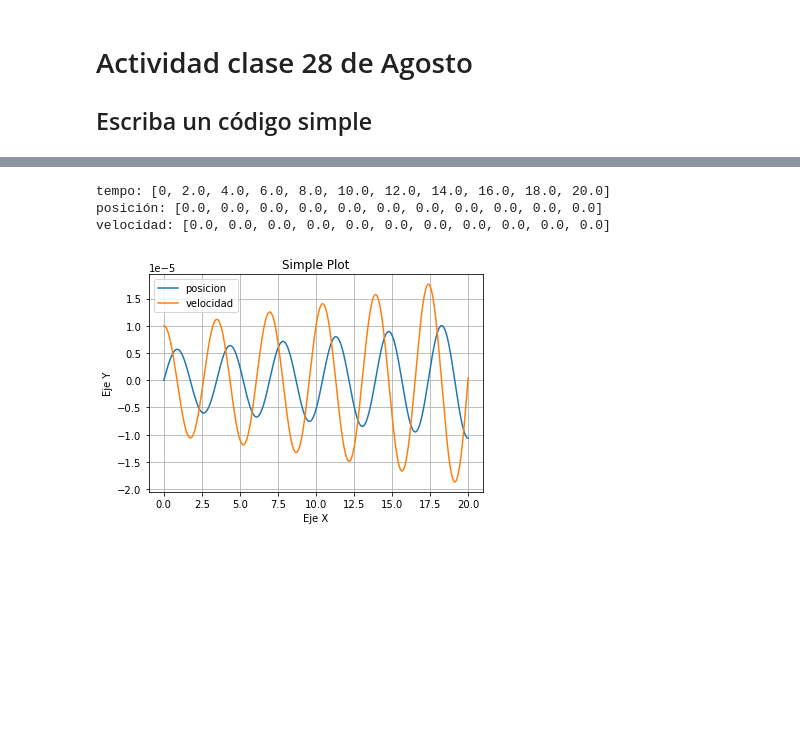
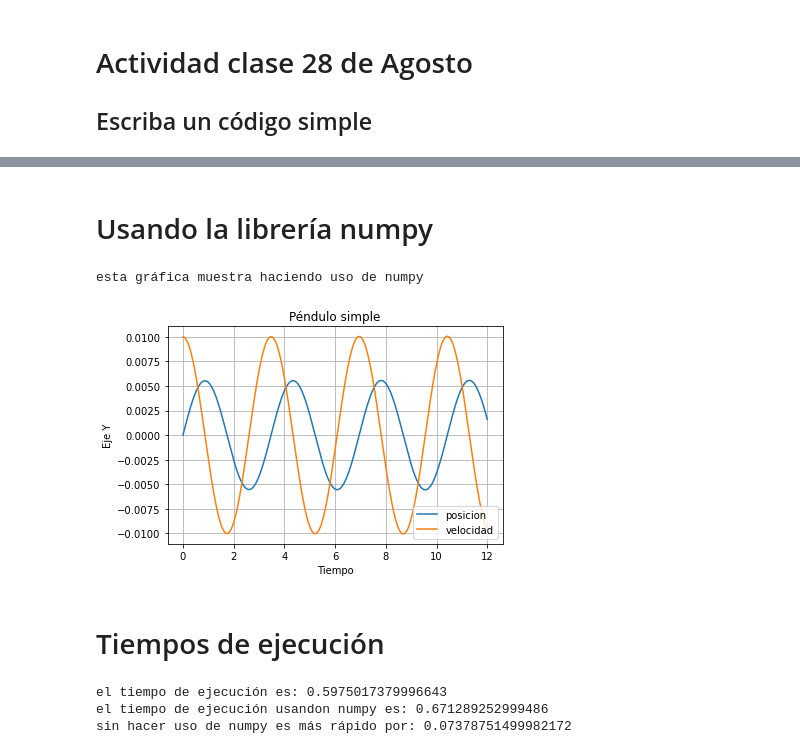
Before and after one commit to DCIDA2019/dcida2020ii-JJRamirezR, a Jupyter notebook: Aug28/Ejercicio1.ipynb, the cells around one changed output, grey strips where cells are left out. Drawn from its saved outputs; the diff is of its cells as text; code cells hidden in the pictures; blank space fills up the shorter version.

```diff
--- a/Aug28/Ejercicio1.ipynb
+++ b/Aug28/Ejercicio1.ipynb
@@ -37,26 +69,35 @@ v[0]=v0
-# %%
-for i in range(1,N+1):
-    t[i]=a+h*i
-    x[i]=x[i-1]+h*v[i-1]
-    v[i]=v[i-1]+h*k*sin(x[i-1])
-# %%
-print('tiempo:', t)
-print('posición:', x)
-print('velocidad:', v)
-# %% [output]
-tempo: [0, 2.0, 4.0, 6.0, 8.0, 10.0, 12.0, 14.0, 16.0, 18.0, 20.0]
-posición: [0.0, 0.0, 0.0, 0.0, 0.0, 0.0, 0.0, 0.0, 0.0, 0.0, 0.0]
-velocidad: [0.0, 0.0, 0.0, 0.0, 0.0, 0.0, 0.0, 0.0, 0.0, 0.0, 0.0]
-# %%
-import matplotlib.pyplot as plt
-
-plt.plot(t, x, label='posicion')
-plt.plot(t, v, label='velocidad')
-plt.grid()
-plt.xlabel('Eje X')
-plt.ylabel('Eje Y')
-plt.title("Simple Plot")
-plt.legend()
-plt.show()
-# %% [output]
-[figure, removed]
+# %% [markdown]
+# Usando la librería numpy
+# %%
+#usando numpy
+t1n=time.perf_counter()
+tn=np.arange(a,b+h,h)
+xn=np.zeros(len(tn))
+vn=np.zeros(len(tn))
+xn[0]=x0
+vn[0]=v0
+for i in range(1,len(tn)):
+    xn[i]=xn[i-1]+h*vn[i-1]
+    vn[i]=vn[i-1]+h*k*np.sin(xn[i-1])
+
+#grafica usando numpy
+print("esta gráfica muestra haciendo uso de numpy")
+grafica(tn,xn,vn)
+t2n=time.perf_counter()
+tn_ejec=t2n-t1n
+# %% [output]
+esta gráfica muestra haciendo uso de numpy
+[figure, added]
+# %% [markdown]
+# Tiempos de ejecución
+# %%
+print("el tiempo de ejecución es:", t_ejec)
+print("el tiempo de ejecución usandon numpy es:", tn_ejec)
+if(tn_ejec<t_ejec):
+    print("haciendo uso de numpy es más rápido por:",t_ejec-tn_ejec)
+else:
+    print("sin hacer uso de numpy es más rápido por:",tn_ejec-t_ejec)
+# %% [output]
+el tiempo de ejecución es: 0.5975017379996643
+el tiempo de ejecución usandon numpy es: 0.671289252999486
+sin hacer uso de numpy es más rápido por: 0.07378751499982172
```
Also changed, not shown: parts of 6 cells of this notebook.
